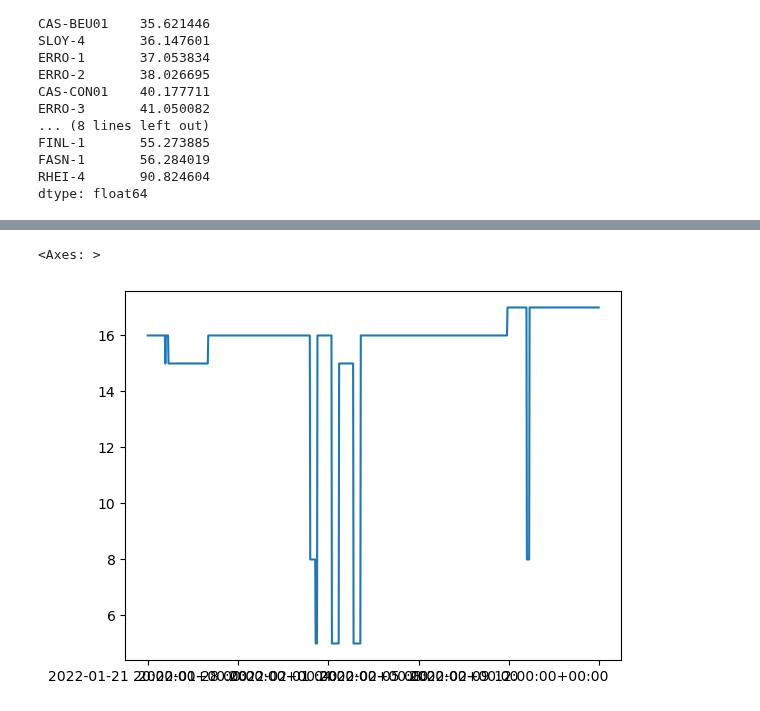
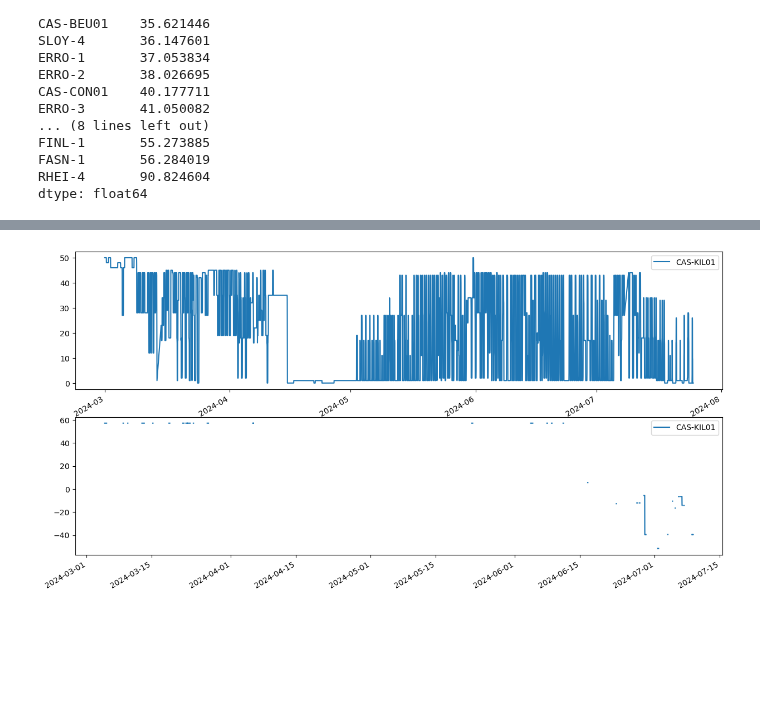
Before and after one commit to LukasFrankenQ/GBPower, a Jupyter notebook: notebooks/build_hydro.ipynb, the cells around one changed output, grey strips where cells are left out. Drawn from its saved outputs; the diff is of its cells as text; code cells hidden in the pictures; blank space fills up the shorter version.

```diff
--- a/notebooks/build_hydro.ipynb
+++ b/notebooks/build_hydro.ipynb
@@ -150,10 +187,19 @@ plot_bids.loc[
 # %%
+start, end = pd.Timestamp('2024-03-01', tz='utc'), pd.Timestamp('2024-07-25', tz='utc')
+
+fig, ax = plt.subplots(2, 1, figsize=(15, 8))
+
+# index = cas
+index = ['CAS-KIL01']
+pns[index].loc[start:end].plot(ax=ax[0])
+plot_bids[index].loc[start:end].plot(ax=ax[1])
+
+plt.show()
+
 # pns[h].iloc[:500].plot()
 # pns['CAS-CLU01'].iloc[1000:2000].plot()
-# pns[cas].iloc[1000:2000].plot()
-# pns[non_cas].iloc[1000:2000].plot()
-pns['LCSMH-1'].iloc[1000:2000].plot()
+# pns[non_cas].iloc[1000:2000].plot(ax=ax)
+# pns['LCSMH-1'].iloc[1000:2000].plot()
 # %% [output]
-<Axes: >
-[figure, old version]
+[figure, new version]
 # %%
```
Also changed, not shown: parts of 9 cells of this notebook, 2 other files.
